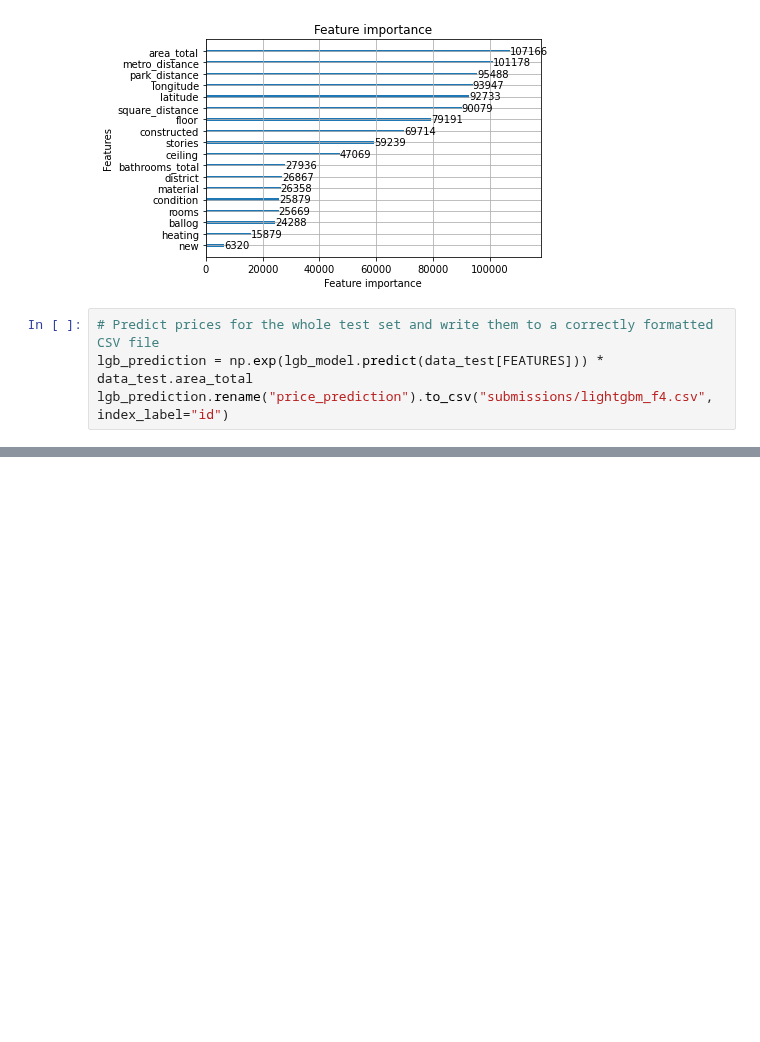
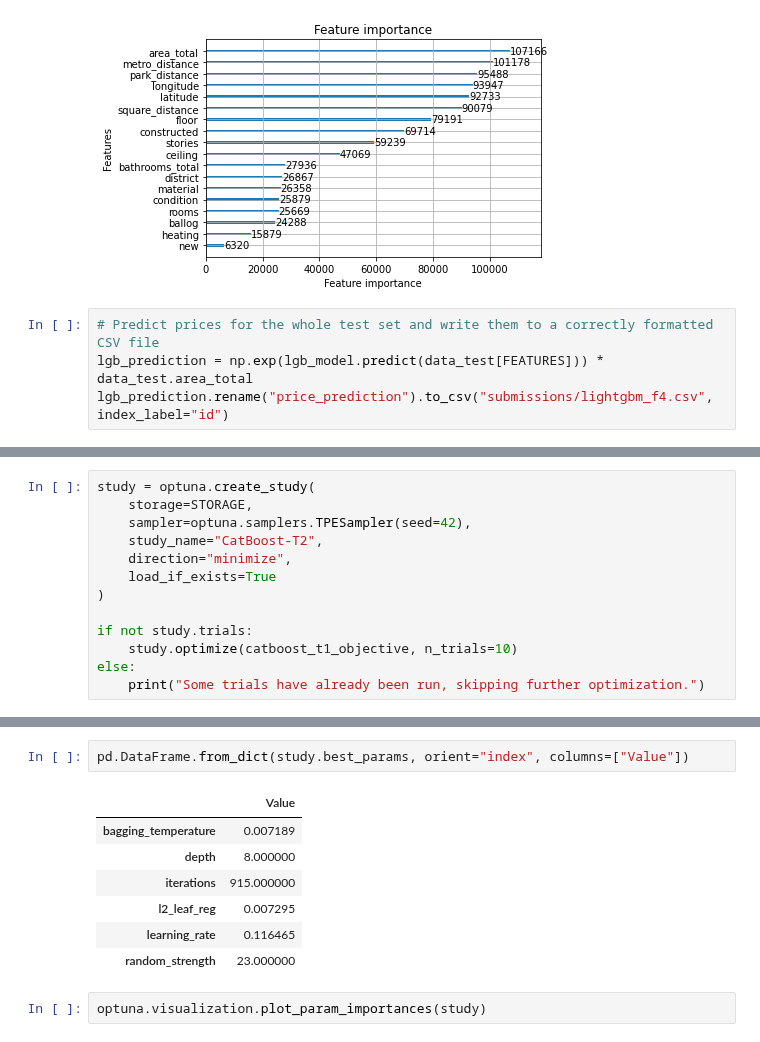
Before and after one commit to jimoskar/ml, a Jupyter notebook: project/vegard_notebook.ipynb, the cells around one changed output, grey strips where cells are left out. Drawn from its saved outputs; the diff is of its cells as text; blank space fills up the shorter version.

```diff
--- a/project/vegard_notebook.ipynb
+++ b/project/vegard_notebook.ipynb
@@ -608,0 +723,13 @@ lgb_prediction.rename("price_prediction").to_csv("submissions/lightgbm_f4.csv",
+# %%
+study = optuna.create_study(
+    storage=STORAGE,
+    sampler=optuna.samplers.TPESampler(seed=42),
+    study_name="CatBoost-T2",
+    direction="minimize",
+    load_if_exists=True
+)
+
+if not study.trials:
+    study.optimize(catboost_t1_objective, n_trials=10)
+else:
+    print("Some trials have already been run, skipping further optimization.")
@@ -608,0 +750,12 @@ lgb_prediction.rename("price_prediction").to_csv("submissions/lightgbm_f4.csv",
+# %%
+pd.DataFrame.from_dict(study.best_params, orient="index", columns=["Value"])
+# %% [output]
+|  | Value |
+| bagging_temperature | 0.007189 |
+| depth | 8.000000 |
+| iterations | 915.000000 |
+| l2_leaf_reg | 0.007295 |
+| learning_rate | 0.116465 |
+| random_strength | 23.000000 |
+# %%
+optuna.visualization.plot_param_importances(study)
```
Also changed, not shown: parts of 20 cells of this notebook, 4 other files.
